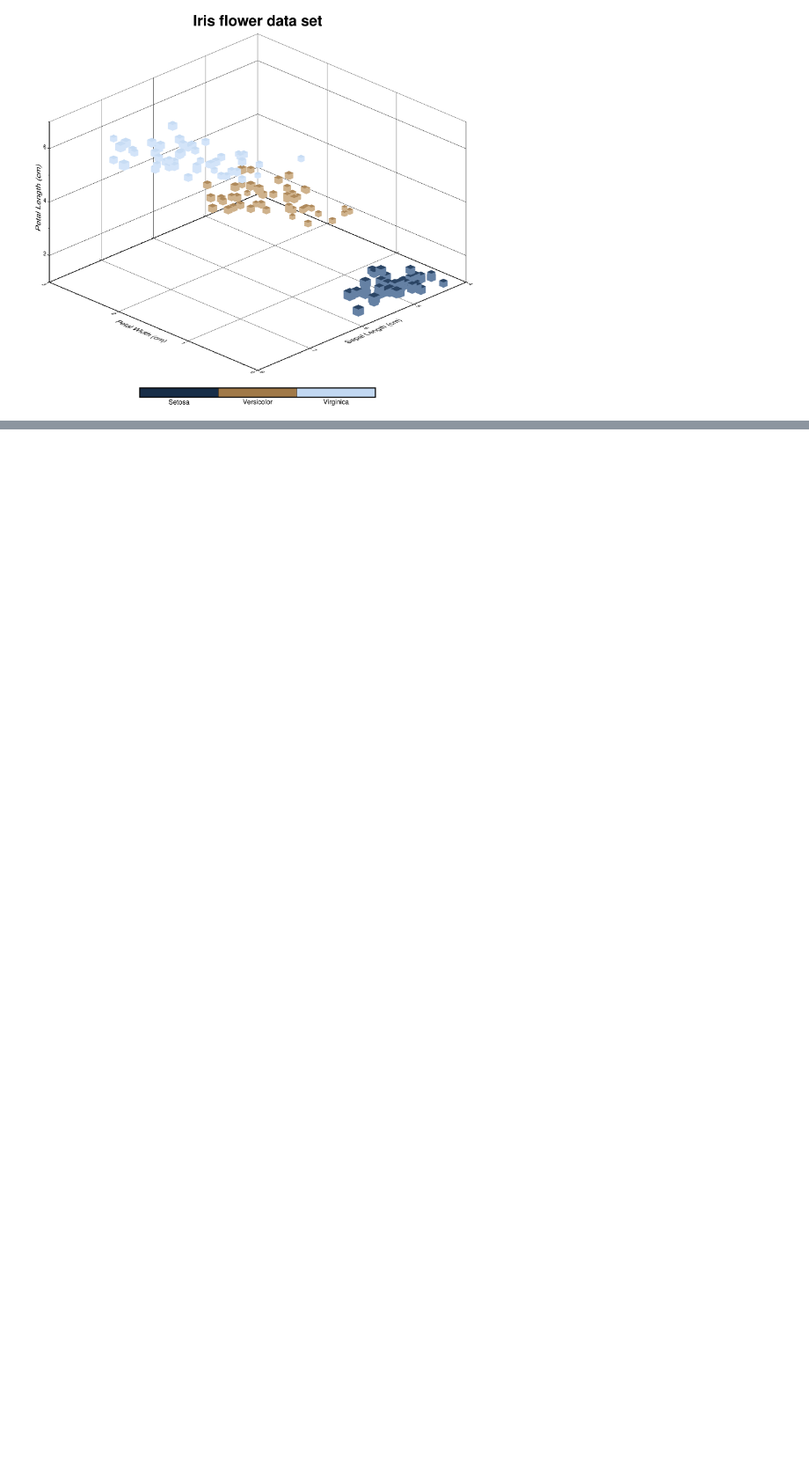
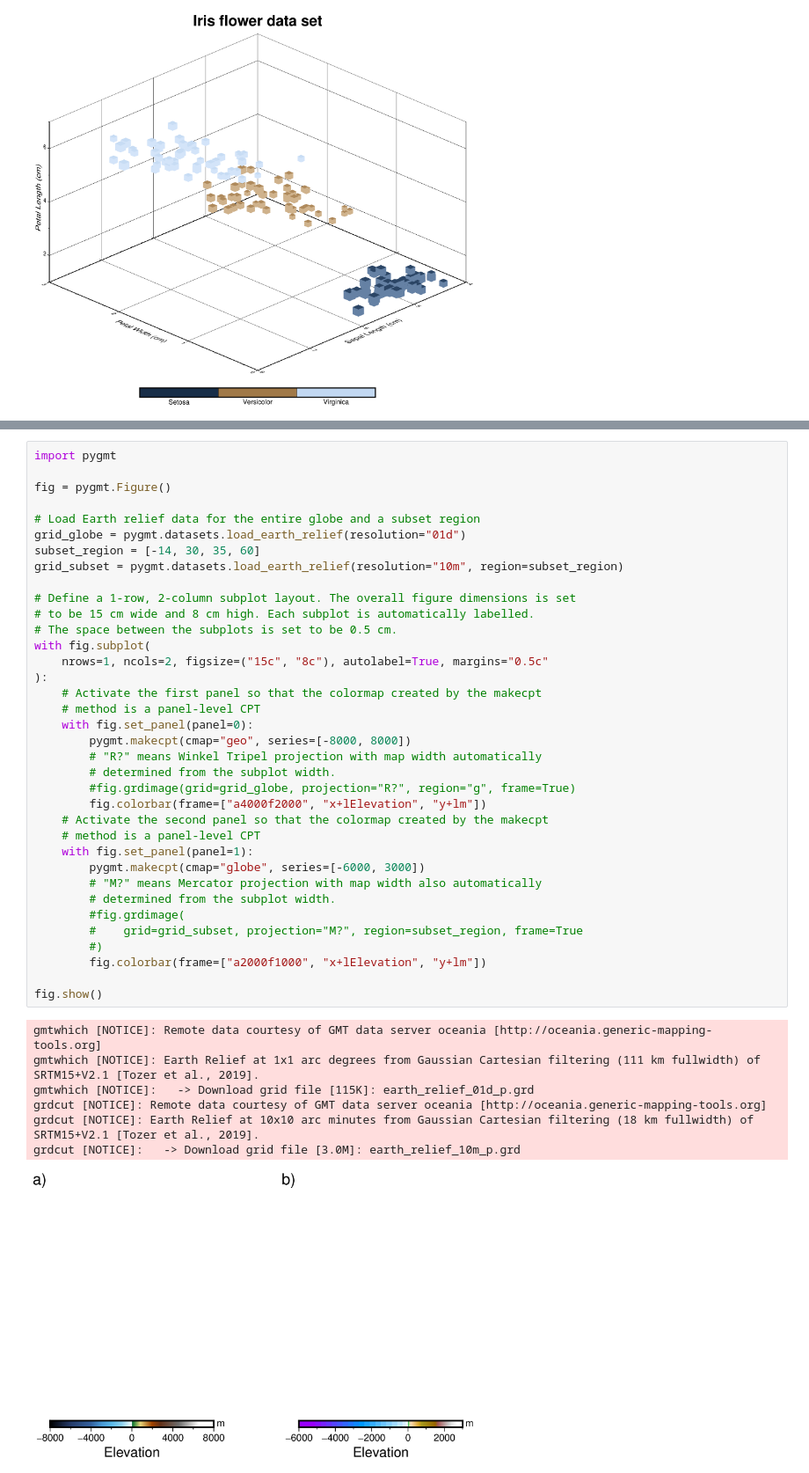
Before and after one commit to brioglade/gmt, a Jupyter notebook: pygmt.ipynb, the cells around one changed output, grey strips where cells are left out. Shown at 88% size. Cells and saved outputs as stored; diff of their text form; blank space fills up the shorter version.

```diff
--- a/pygmt.ipynb
+++ b/pygmt.ipynb
@@ -349,0 +389,44 @@ fig.show()
+# %%
+import pygmt
+
+fig = pygmt.Figure()
+
+# Load Earth relief data for the entire globe and a subset region
+grid_globe = pygmt.datasets.load_earth_relief(resolution="01d")
+subset_region = [-14, 30, 35, 60]
+grid_subset = pygmt.datasets.load_earth_relief(resolution="10m", region=subset_region)
+
+# Define a 1-row, 2-column subplot layout. The overall figure dimensions is set
+# to be 15 cm wide and 8 cm high. Each subplot is automatically labelled.
+# The space between the subplots is set to be 0.5 cm.
+with fig.subplot(
+    nrows=1, ncols=2, figsize=("15c", "8c"), autolabel=True, margins="0.5c"
+):
+    # Activate the first panel so that the colormap created by the makecpt
+    # method is a panel-level CPT
+    with fig.set_panel(panel=0):
+        pygmt.makecpt(cmap="geo", series=[-8000, 8000])
+        # "R?" means Winkel Tripel projection with map width automatically
+        # determined from the subplot width.
+        #fig.grdimage(grid=grid_globe, projection="R?", region="g", frame=True)
+        fig.colorbar(frame=["a4000f2000", "x+lElevation", "y+lm"])
+    # Activate the second panel so that the colormap created by the makecpt
+    # method is a panel-level CPT
+    with fig.set_panel(panel=1):
+        pygmt.makecpt(cmap="globe", series=[-6000, 3000])
+        # "M?" means Mercator projection with map width also automatically
+        # determined from the subplot width.
+        #fig.grdimage(
+        #    grid=grid_subset, projection="M?", region=subset_region, frame=True
+        #)
+        fig.colorbar(frame=["a2000f1000", "x+lElevation", "y+lm"])
+
+fig.show()
+# %% [output]
+gmtwhich [NOTICE]: Remote data courtesy of GMT data server oceania [http://oceania.generic-mapping-tools.org]
+gmtwhich [NOTICE]: Earth Relief at 1x1 arc degrees from Gaussian Cartesian filtering (111 km fullwidth) of SRTM15+V2.1 [Tozer et al., 2019].
+gmtwhich [NOTICE]:   -> Download grid file [115K]: earth_relief_01d_p.grd
+grdcut [NOTICE]: Remote data courtesy of GMT data server oceania [http://oceania.generic-mapping-tools.org]
+grdcut [NOTICE]: Earth Relief at 10x10 arc minutes from Gaussian Cartesian filtering (18 km fullwidth) of SRTM15+V2.1 [Tozer et al., 2019].
+grdcut [NOTICE]:   -> Download grid file [3.0M]: earth_relief_10m_p.grd
+[figure, added]
```
Also changed, not shown: parts of 8 cells of this notebook.
